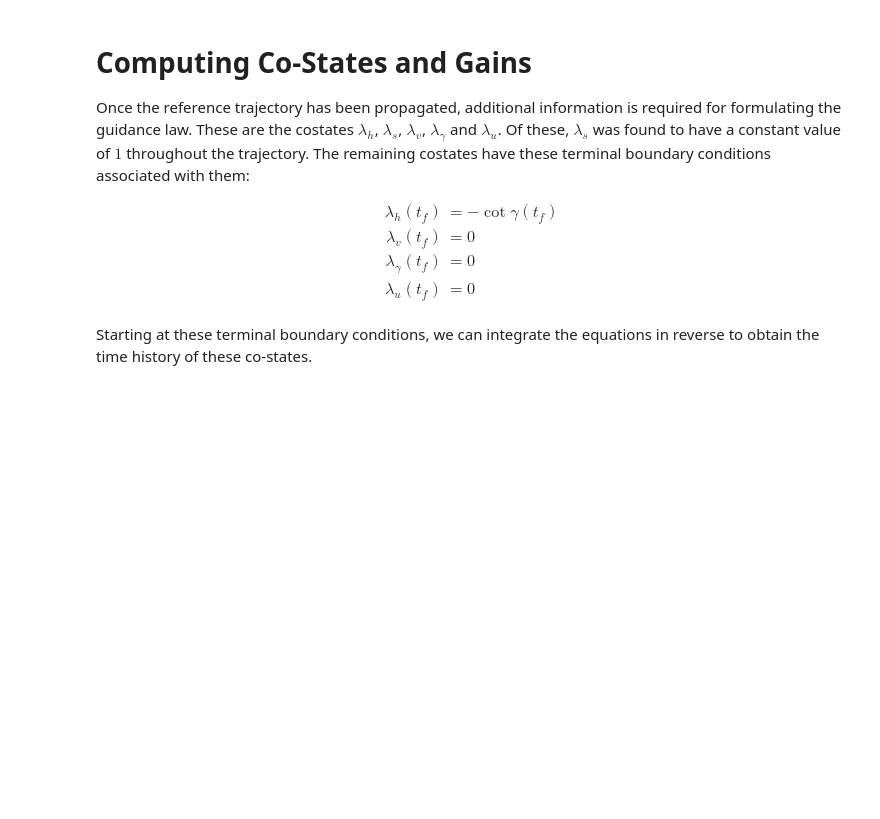
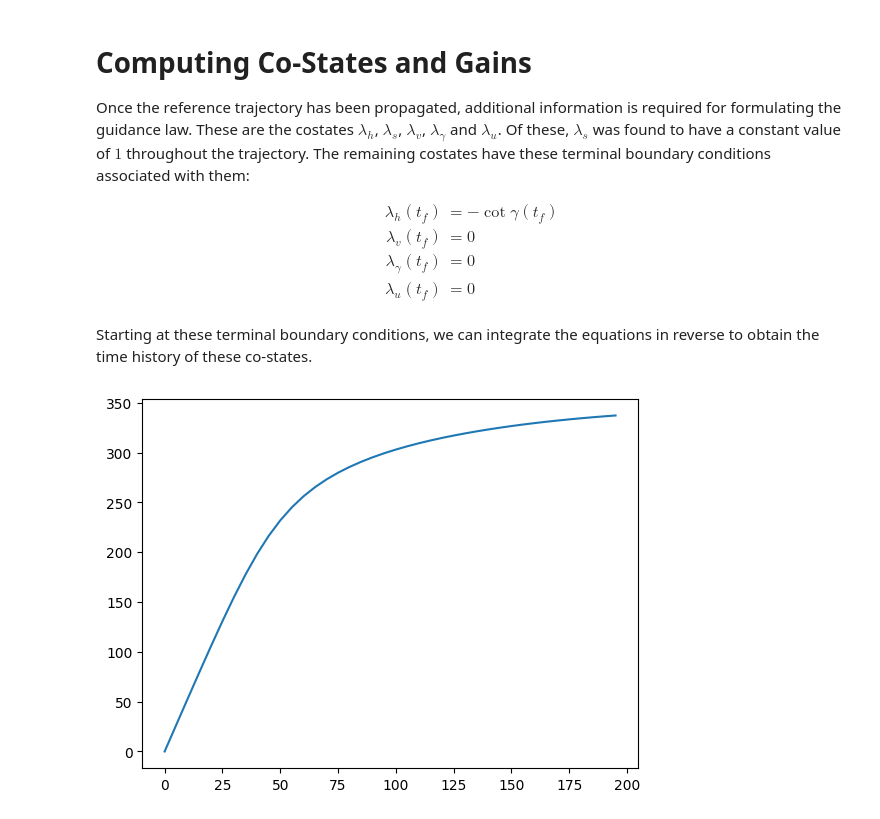
Before and after one commit to thomasantony/msl-apollo-entry-guidance, a Jupyter notebook: notebooks/02-Reference-Trajectory.ipynb, the cells around one changed output. Saved outputs shown, nothing was run; the diff lists cells and outputs as text; code cells hidden in the pictures; blank space fills up the shorter version.

```diff
--- a/notebooks/02-Reference-Trajectory.ipynb
+++ b/notebooks/02-Reference-Trajectory.ipynb
@@ -132,7 +131,7 @@ def traj_eom_with_costates(t: float,
 
     v = V
     V2 = V*V
-    rho = rho0 * np.exp(-h/H)
+    rho = rho0 * exp(-h/H)
     D_m = rho * V2 / (2 * beta)  # Drag Acceleration (D/m)
 
     lamHDot = D_m*LD*lamGAM*cos(u)/(H*v) - D_m*lamV/H + lamGAM*v*cos(gam)/r**2
@@ -142,7 +141,7 @@ def traj_eom_with_costates(t: float,
               + lamV*rho*v/beta
     lamGAMDot = g*lamV*cos(gam) - lamGAM*(g*sin(gam) - v**2*sin(gam)/r)/v - lamH*v*cos(gam) + lamS*v*sin(gam)
 
-    lamUDot = -D_m/V * lamGAM
+    lamUDot = -LD*lamGAM*rho*v*sin(u)/(2*beta)
 
     return np.array([V * sin(gam),       # dh/dt
                      V * cos(gam),       # ds/dt
@@ -155,14 +154,41 @@ def traj_eom_with_costates(t: float,
                      lamUDot]
                    )
 # %%
+ref_tf = ref_traj.t[-1]
 ref_tspan_rev = ref_traj.t[::-1] # Reverse the time span
+Xf = np.copy(ref_traj.X[-1,:])
 
-X_and_lam0 = np.concatenate((X0, [-1/np.tan(gamma0), 0, 0, 0]))
-output = solve_ivp(traj_eom_with_costates,
-                   [ref_tf, 0],
+def V_event(t,X,p,_):
+    return X[3] - 5500
+
+V_event.direction = 1
+V_event.terminal = True
+
+X_and_lam0 = np.concatenate((Xf, [-1/np.tan(Xf[3]), 0, 0, 0]))
+output = solve_ivp(lambda t,X,p,u: -traj_eom_with_costates(t,X,p,u),
+                   [0, ref_tf],
                    X_and_lam0,
-                   t_eval=ref_tspan_rev,
+                   t_eval=ref_traj.t,
+                   rtol=1e-8,
+                   events=V_event,
                    args=(parameters, reference_bank_angle))
-X_and_lam = output.y.T
+lam = output.y.T[:,4:][::-1]
+X_and_lam = output.y.T[::-1]
+# X_and_lam = np.column_stack((ref_traj.X[:,0], lam))
+
+np.set_printoptions(suppress=True)
+plt.plot(ref_traj.t, X_and_lam[:,1]/1e3)
+
+# plt.plot(X_and_lam[:,2]/1e3, X_and_lam[:,0]/1e3, label='reverse')
+# plt.plot(ref_traj.X[:,2]/1e3, ref_traj.X[:,0]/1e3, label='forward')
+i,j = 0, 100
+# plt.plot(ref_traj.t[i:j], X_and_lam[i:j,2]/1e3, label='reverse')
+# plt.plot(ref_traj.t[i:j], ref_traj.X[i:j,2]/1e3, label='forward')
+# plt.plot(X_and_lam[i:j,0]/1e3, X_and_lam[i:j,2]/1e3, label='reverse')
+# plt.plot(ref_traj.X[i:j,0]/1e3, ref_traj.X[i:j,2]/1e3, label='forward')
+
+plt.show()
+# %% [output]
+[figure, added]
 # %%
 class ApolloReferenceData:
```
Also changed, not shown: parts of 4 cells of this notebook, 4 other files.
